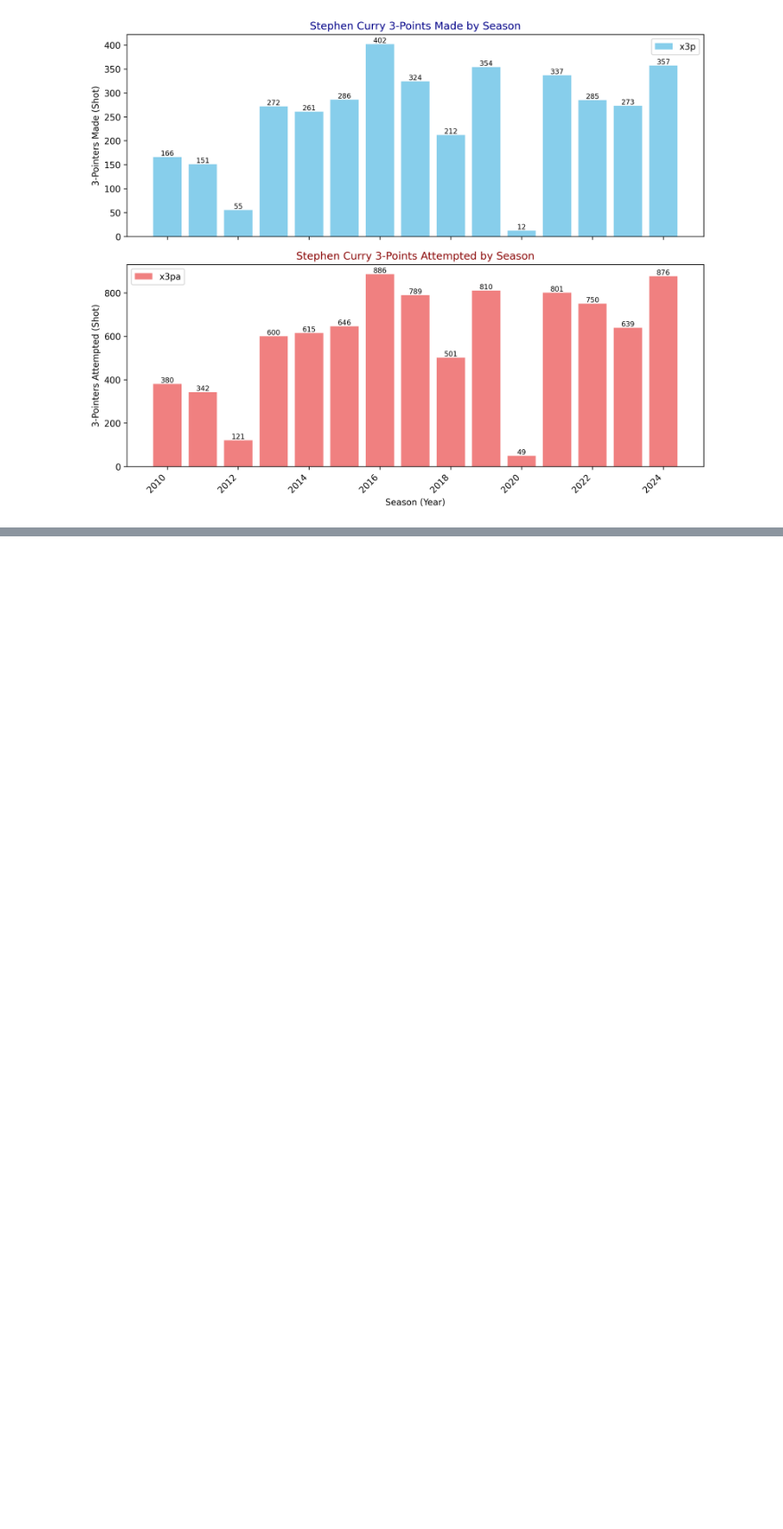
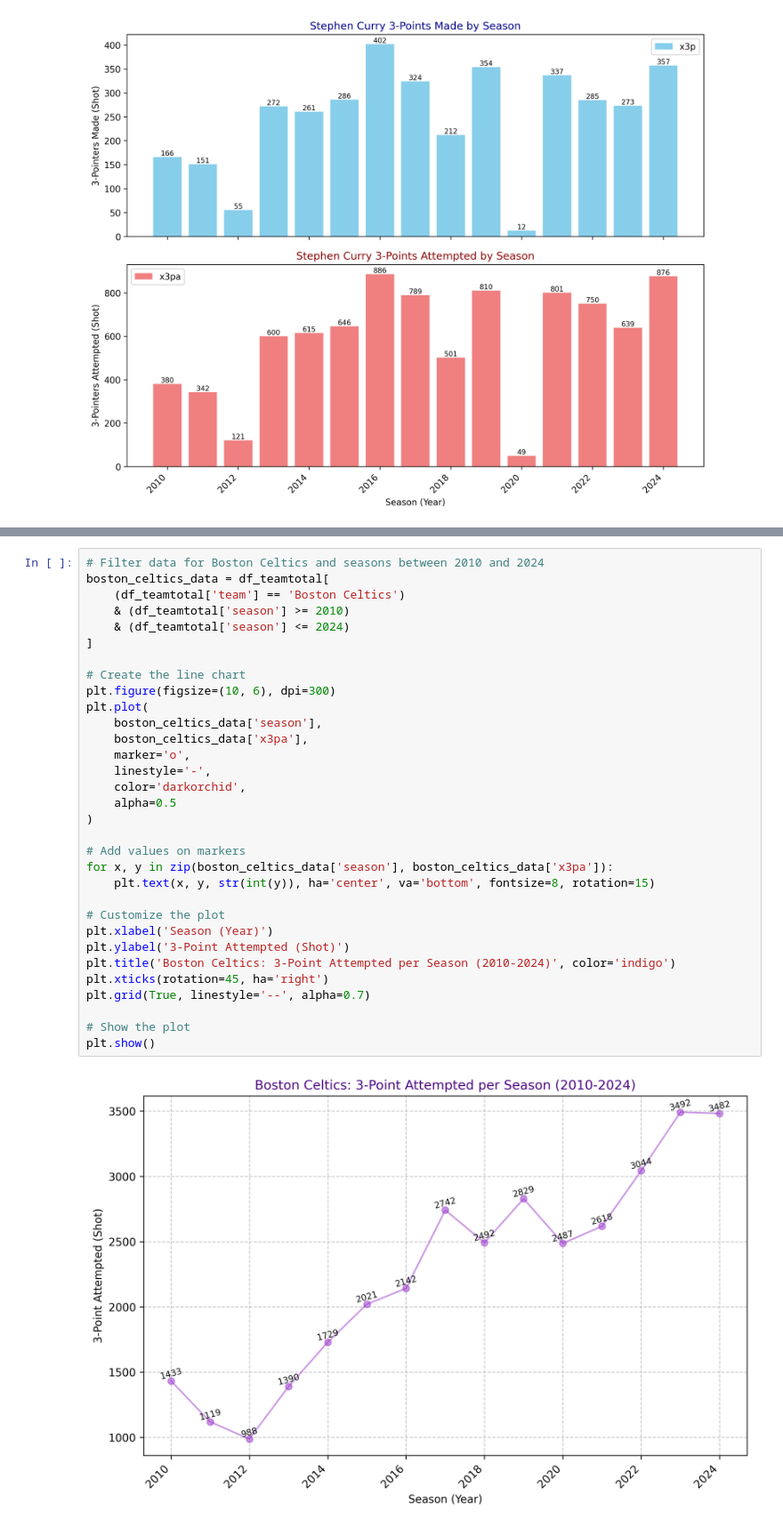
Before and after one commit to ThiwakornC/Spotter-NBA, a Jupyter notebook: Spotter_NBAStats_Main.ipynb, the cells around one changed output, grey strips where cells are left out. Shown at 89% size. Cells and saved outputs as stored; diff of their text form; blank space fills up the shorter version.

```diff
--- a/Spotter_NBAStats_Main.ipynb
+++ b/Spotter_NBAStats_Main.ipynb
@@ -181,3 +181,37 @@ plt.legend(handles, legend_labels, loc='best',fontsize=8)  # Use stored handles
 plt.show()
 # %% [output]
 [figure]
+# %%
+# Filter data for Boston Celtics and seasons between 2010 and 2024
+boston_celtics_data = df_teamtotal[
+    (df_teamtotal['team'] == 'Boston Celtics')
+    & (df_teamtotal['season'] >= 2010)
+    & (df_teamtotal['season'] <= 2024)
+]
+
+# Create the line chart
+plt.figure(figsize=(10, 6), dpi=300)
+plt.plot(
+    boston_celtics_data['season'],
+    boston_celtics_data['x3pa'],
+    marker='o',
+    linestyle='-',
+    color='darkorchid',
+    alpha=0.5
+)
+
+# Add values on markers
+for x, y in zip(boston_celtics_data['season'], boston_celtics_data['x3pa']):
+    plt.text(x, y, str(int(y)), ha='center', va='bottom', fontsize=8, rotation=15)
+
+# Customize the plot
+plt.xlabel('Season (Year)')
+plt.ylabel('3-Point Attempted (Shot)')
+plt.title('Boston Celtics: 3-Point Attempted per Season (2010-2024)', color='indigo')
+plt.xticks(rotation=45, ha='right')
+plt.grid(True, linestyle='--', alpha=0.7)
+
+# Show the plot
+plt.show()
+# %% [output]
+[figure, added]
```
Also changed, not shown: parts of 3 cells of this notebook.
